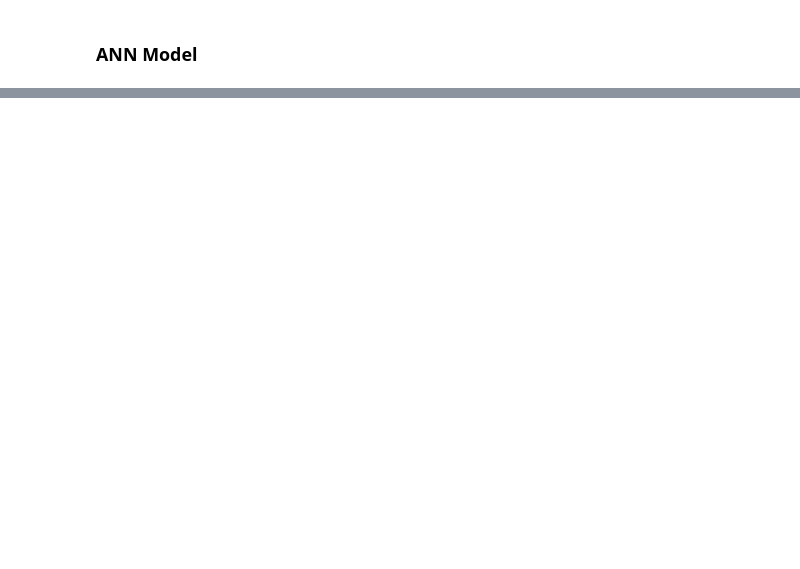
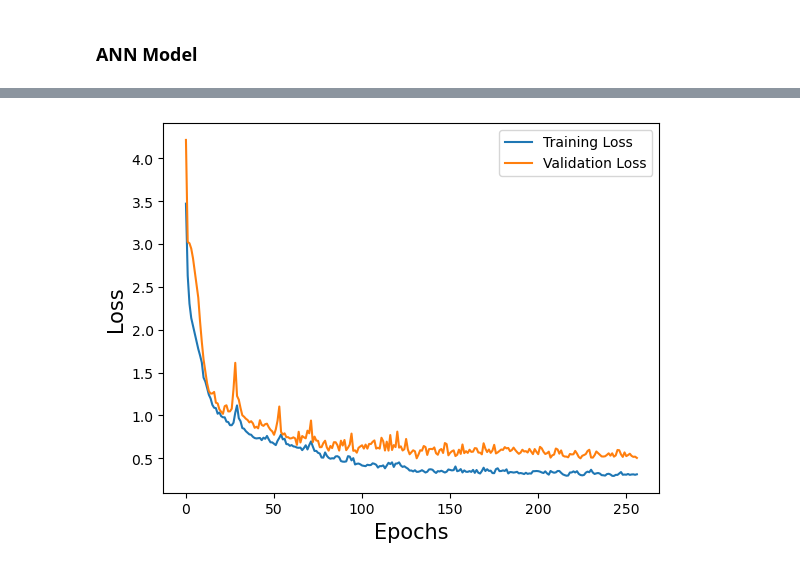
Before and after one commit to aa-agyaps/01-Research, a Jupyter notebook: 02-Methods/Glassy_modulus.ipynb, the cells around one changed output, grey strips where cells are left out. Drawn from its saved outputs; the diff is of its cells as text; code cells hidden in the pictures; blank space fills up the shorter version.

```diff
--- a/02-Methods/Glassy_modulus.ipynb
+++ b/02-Methods/Glassy_modulus.ipynb
@@ -80,20 +135,33 @@ y = df['Glassy Modulus(GPa)'] #specify y
 # %%
-#Split data into training and testing sets
-X_train, X_test, y_train, y_test = train_test_split(X, y, test_size=0.1, random_state=42)
+# Split data into training and testing sets
+X_train, X_test, y_train, y_test = train_test_split(
+    X, y, test_size=0.1, random_state=42, shuffle=True
+)
 
-# Initialize the scaler
-scaler = MinMaxScaler()
+# # Initialize the scaler
+# scaler = StandardScaler()
 
-# Fit the scaler on the training data and transform it
-X_train_normalized = scaler.fit_transform(X_train)
+# # Fit the scaler on the training data and transform it
+# X_train = scaler.fit_transform(X_train)
 
-# Apply the same transformation to the test data
-X_test_normalized = scaler.transform(X_test)
+# # Apply the same transformation to the test data
+# X_test= scaler.transform(X_test)
 
 x_plot = np.linspace(0, 12)
 y_plot = x_plot
 # %% [markdown]
 ### ANN Model
+# %%
+mycallback = tf.keras.callbacks.EarlyStopping(
+    monitor='val_mape',
+    min_delta=0.0001,
+    patience=100,
+    verbose=0,
+    mode='auto',
+    baseline=None,
+    restore_best_weights=False,
+    start_from_epoch=0
+)
 # %%
 learning_rate = 1e-3
 optimizer = tf.keras.optimizers.Adam(learning_rate=learning_rate)
@@ -184,0 +267,9 @@ Epoch 6/1000
+# %%
+plt.plot(history.history["loss"], label="Training Loss")
+plt.plot(history.history["val_loss"], label="Validation Loss")
+plt.xlabel("Epochs", fontsize=15)
+plt.ylabel("Loss", fontsize=15)
+plt.legend()
+plt.show()
+# %% [output]
+[figure, added]
```
Also changed, not shown: parts of 6 cells of this notebook, 6 other files.
